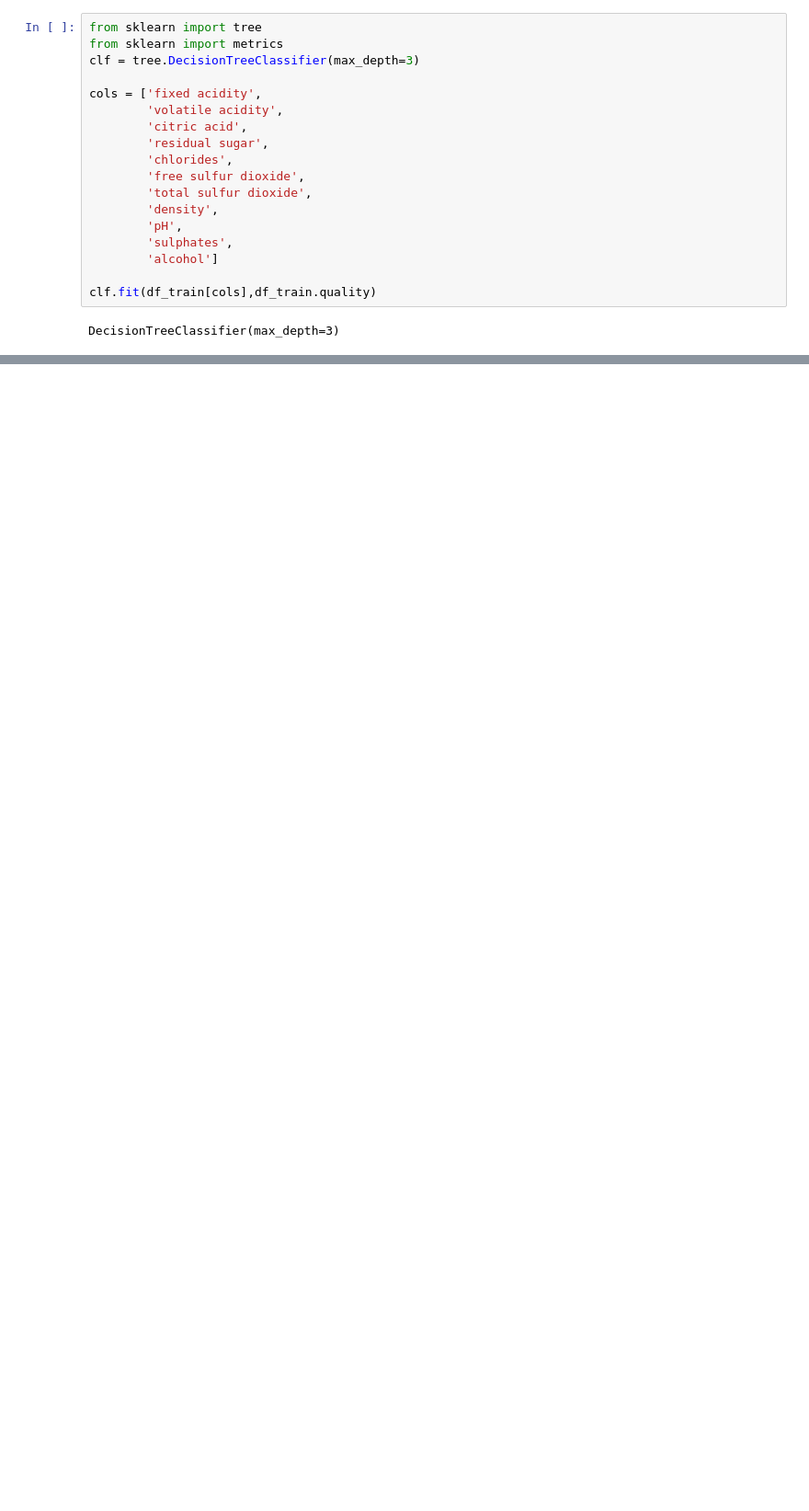
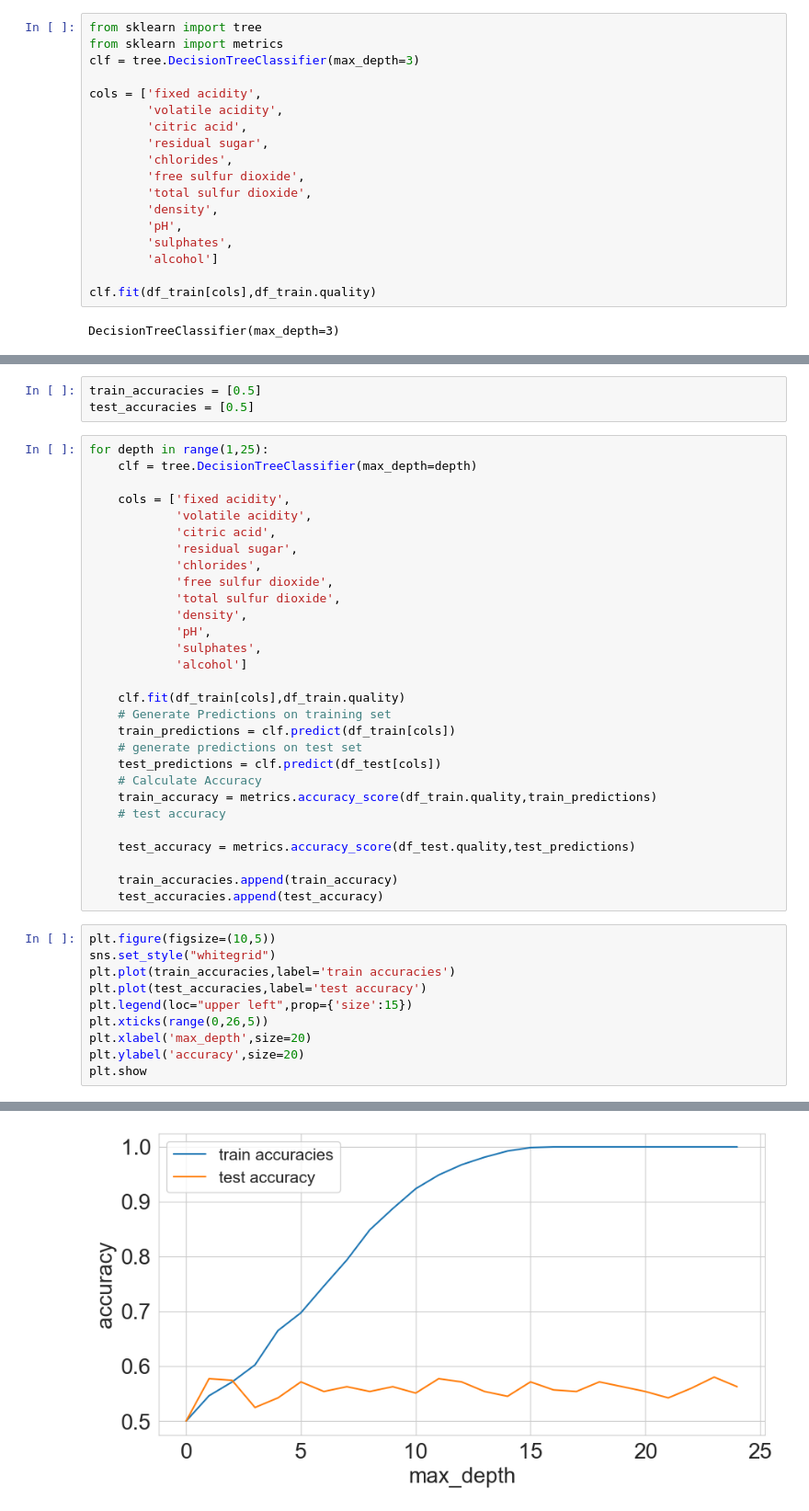
Before and after one commit to dwlarson10/aamlp, a Jupyter notebook: Chapters/chapter2-Cross-Validation.ipynb, the cells around one changed output, grey strips where cells are left out. Shown: that part at 92% size. Cells and saved outputs as stored; diff of their text form; blank space fills up the shorter version.

```diff
--- a/Chapters/chapter2-Cross-Validation.ipynb
+++ b/Chapters/chapter2-Cross-Validation.ipynb
@@ -80,0 +106,43 @@ DecisionTreeClassifier(max_depth=3)
+# %%
+train_accuracies = [0.5]
+test_accuracies = [0.5]
+# %%
+for depth in range(1,25):
+    clf = tree.DecisionTreeClassifier(max_depth=depth)
+
+    cols = ['fixed acidity',
+            'volatile acidity',
+            'citric acid',
+            'residual sugar',
+            'chlorides',
+            'free sulfur dioxide',
+            'total sulfur dioxide',
+            'density',
+            'pH',
+            'sulphates',
+            'alcohol']
+
+    clf.fit(df_train[cols],df_train.quality)
+    # Generate Predictions on training set
+    train_predictions = clf.predict(df_train[cols])
+    # generate predictions on test set
+    test_predictions = clf.predict(df_test[cols])
+    # Calculate Accuracy
+    train_accuracy = metrics.accuracy_score(df_train.quality,train_predictions)
+    # test accuracy
+
+    test_accuracy = metrics.accuracy_score(df_test.quality,test_predictions)
+
+    train_accuracies.append(train_accuracy)
+    test_accuracies.append(test_accuracy)
+# %%
+plt.figure(figsize=(10,5))
+sns.set_style("whitegrid")
+plt.plot(train_accuracies,label='train accuracies')
+plt.plot(test_accuracies,label='test accuracy')
+plt.legend(loc="upper left",prop={'size':15})
+plt.xticks(range(0,26,5))
+plt.xlabel('max_depth',size=20)
+plt.ylabel('accuracy',size=20)
+plt.show
+# %% [output]
@@ -80,0 +150 @@ DecisionTreeClassifier(max_depth=3)
+[figure, added]
```
Also changed, not shown: parts of 11 cells of this notebook, 2 other files.
